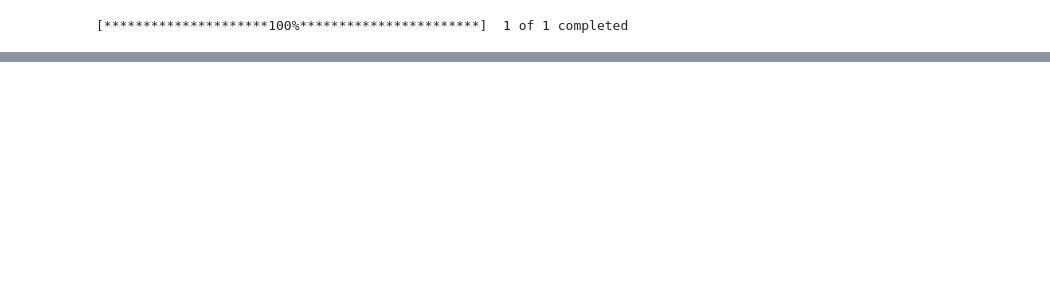
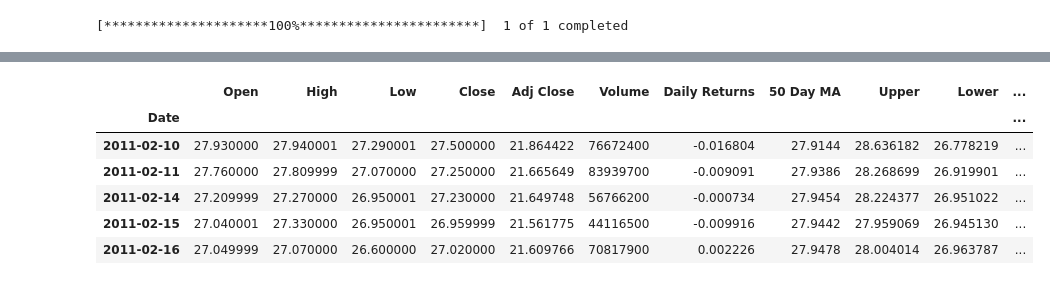
Before and after one commit to khao2393/machine-learning-project, a Jupyter notebook: Kevin.ipynb, the cells around one changed output, grey strips where cells are left out. Drawn from its saved outputs; the diff is of its cells as text; code cells hidden in the pictures; blank space fills up the shorter version.

```diff
--- a/Kevin.ipynb
+++ b/Kevin.ipynb
@@ -143,3 +139,13 @@ Classification Report
 weighted avg       0.90      0.93      0.90       741
 # %%
 df.to_csv('MSFT_df.csv', index = True)
+# %%
+df.head()
+# %% [output]
+|  | Open | High | Low | Close | Adj Close | Volume | Daily Returns | 50 Day MA | Upper | Lower | ... |
+| Date |  |  |  |  |  |  |  |  |  |  | ... |
+| 2011-02-10 | 27.930000 | 27.940001 | 27.290001 | 27.500000 | 21.864422 | 76672400 | -0.016804 | 27.9144 | 28.636182 | 26.778219 | ... |
+| 2011-02-11 | 27.760000 | 27.809999 | 27.070000 | 27.250000 | 21.665649 | 83939700 | -0.009091 | 27.9386 | 28.268699 | 26.919901 | ... |
+| 2011-02-14 | 27.209999 | 27.270000 | 26.950001 | 27.230000 | 21.649748 | 56766200 | -0.000734 | 27.9454 | 28.224377 | 26.951022 | ... |
+| 2011-02-15 | 27.040001 | 27.330000 | 26.950001 | 26.959999 | 21.561775 | 44116500 | -0.009916 | 27.9442 | 27.959069 | 26.945130 | ... |
+| 2011-02-16 | 27.049999 | 27.070000 | 26.600000 | 27.020000 | 21.609766 | 70817900 | 0.002226 | 27.9478 | 28.004014 | 26.963787 | ... |
```
Also changed, not shown: parts of 6 cells of this notebook, 2 other files.
